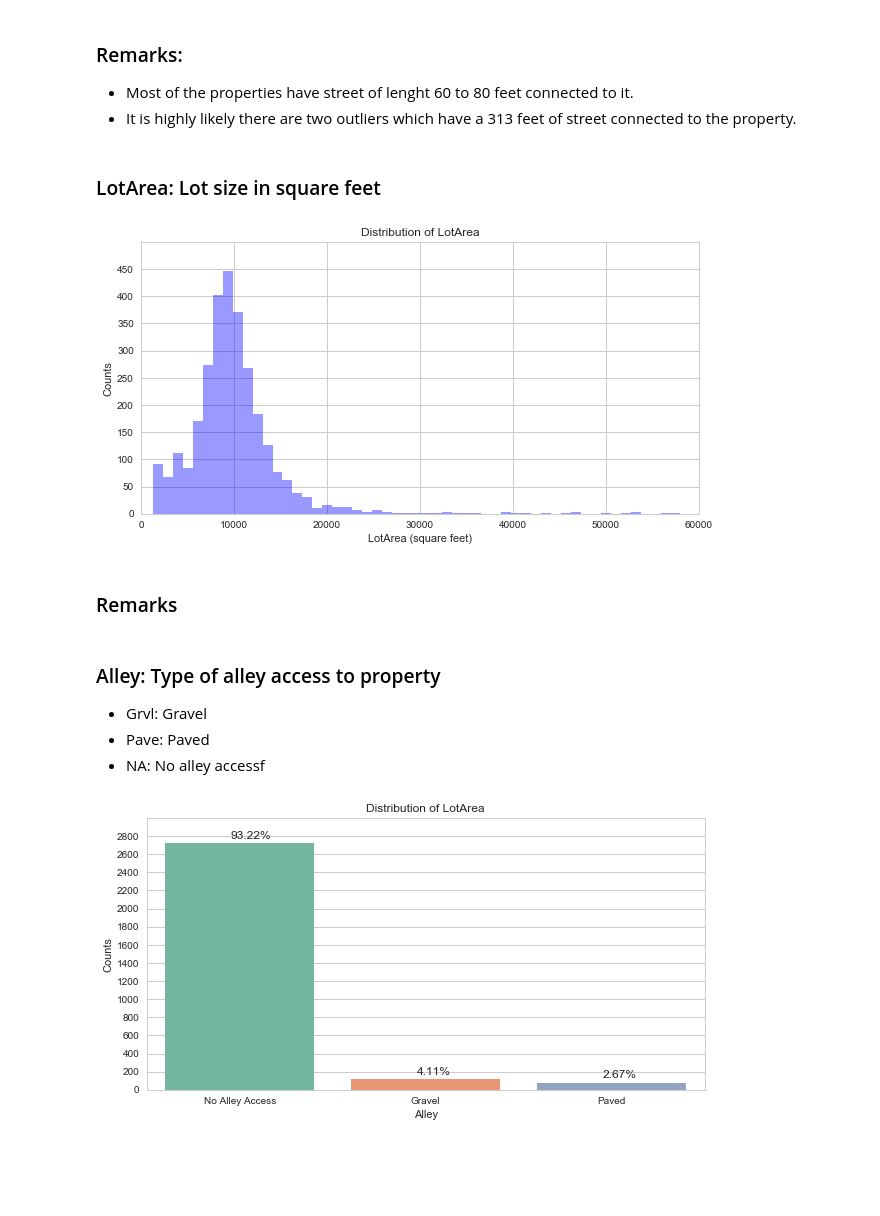
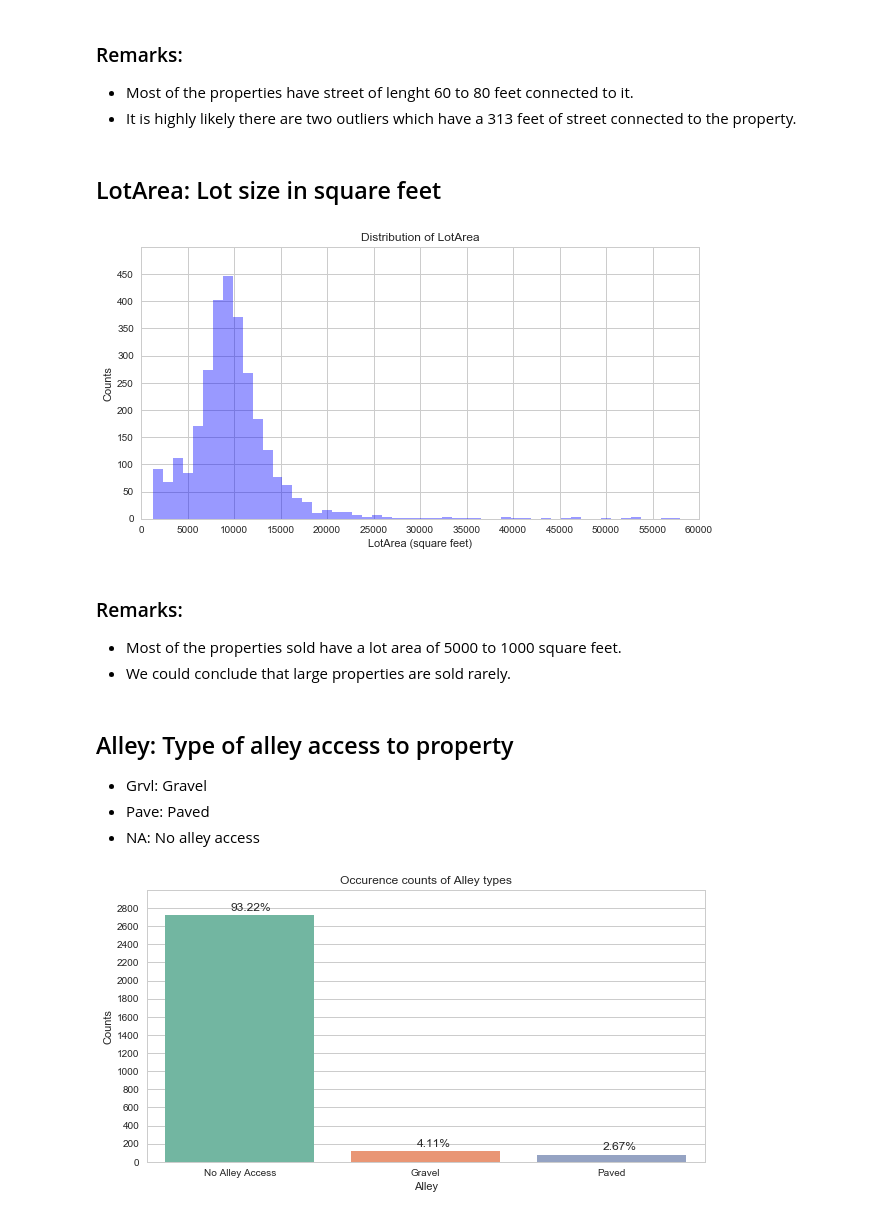
Before and after one commit to Nilabhra/jacobs_da_2017, a Jupyter notebook: assignment_3/assignment_3.ipynb, the cells around one changed output. Drawn from its saved outputs; the diff is of its cells as text; code cells hidden in the pictures; blank space fills up the shorter version.

Commit message:
fixed title of Alley plot and added remakrs

```diff
--- a/assignment_3/assignment_3.ipynb
+++ b/assignment_3/assignment_3.ipynb
@@ -178,31 +178,33 @@ array([ 141.,  144.,  149.,  149.,  150.,  150.,  152.,  153.,  155.,
 - Most of the properties have street of lenght 60 to 80 feet connected to it.
 - It is highly likely there are two outliers which have a 313 feet of street connected to the property.
 # %% [markdown]
-### LotArea: Lot size in square feet
+## LotArea: Lot size in square feet
 # %%
 lotarea = data[data['LotArea'].isnull() == False]['LotArea']
 # %%
 sns.set(style="whitegrid")
 fig = plt.figure()
 ax = sns.distplot(a=lotarea, kde=False, color='blue', bins=200)
 ax.set_title('Distribution of LotArea')
-ax.set_xticks(np.arange(0, 250000, 10000))
+ax.set_xticks(np.arange(0, 250000, 5000))
 ax.set_xlim(0, 60000)
 ax.set_yticks(np.arange(0, 500, 50))
 ax.set_ylim(0, 500)
 ax.set_ylabel('Counts')
 ax.set_xlabel('LotArea (square feet)')
 fig.add_subplot(ax)
 fig.set_size_inches(10, 5)
 # %% [output]
-[figure, old version]
+[figure, new version]
-# %% [markdown]
-### Remarks
+# %% [markdown]
+### Remarks:
+- Most of the properties sold have a lot area of 5000 to 1000 square feet.
+- We could conclude that large properties are sold rarely.
 # %% [markdown]
-### Alley: Type of alley access to property
+## Alley: Type of alley access to property
 - Grvl:	Gravel
 - Pave: Paved
-- NA: 	No alley accessf
+- NA: 	No alley access
 # %%
 alley = data['Alley']
 alley = alley.fillna('No Alley Access')
@@ -212,7 +214,7 @@ alley = alley.replace('Pave', 'Paved')
 sns.set(style="whitegrid")
 fig = plt.figure()
 ax = sns.countplot(x=alley, order=['No Alley Access', 'Gravel', 'Paved'], palette='Set2')
-ax.set_title('Distribution of LotArea')
+ax.set_title('Occurence counts of Alley types')
 ax.set_yticks(np.arange(0, 3000, 200))
 ax.set_ylim(0, 3000)
 ps = ((alley.value_counts() / alley.shape[0]) * 100).values
@@ -222,4 +224,4 @@ ax.set_ylabel('Counts')
 fig.add_subplot(ax)
 fig.set_size_inches(10, 5)
 # %% [output]
-[figure, old version]
+[figure, new version]
```
Also changed, not shown: parts of 3 cells of this notebook.
